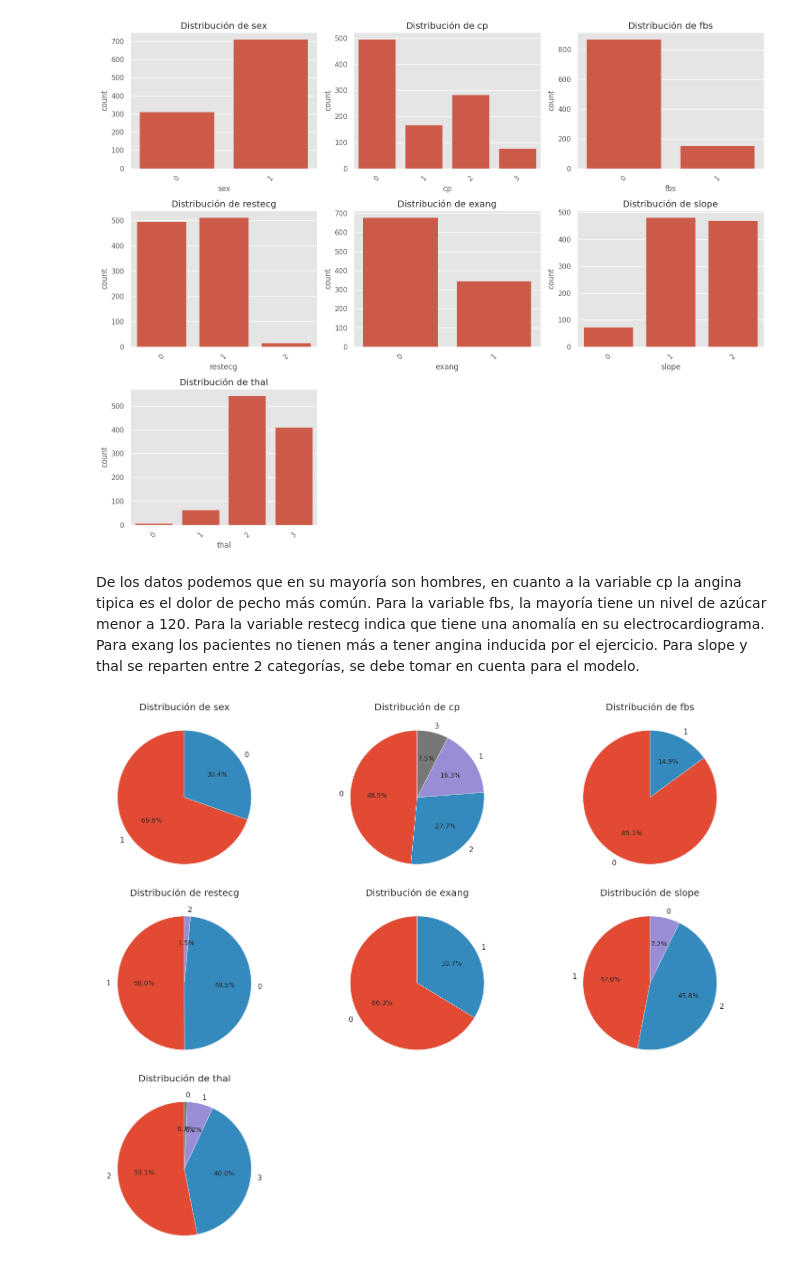
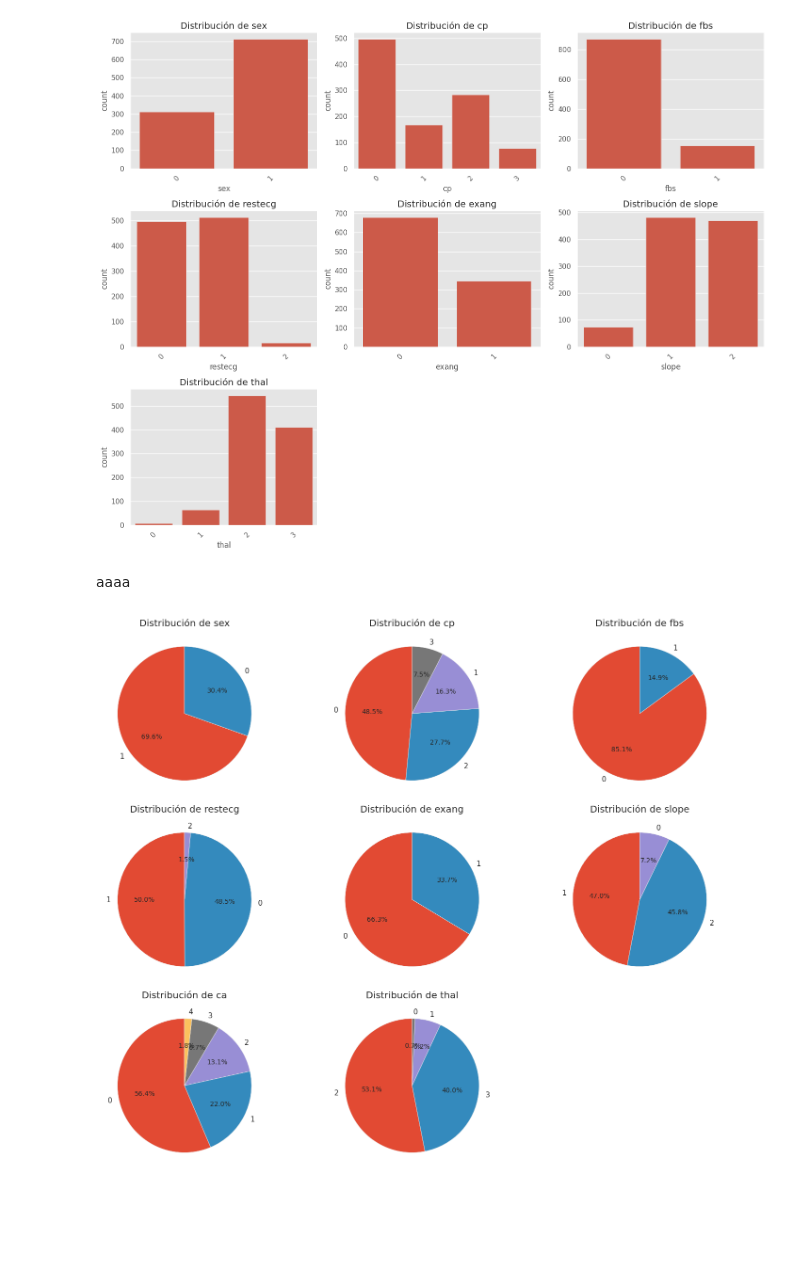
Before and after one commit to JeanFZC/Analisis-con-Python, a Jupyter notebook: Proy_AtaqueCorazon_v2(1).ipynb, the cells around one changed output. Saved outputs shown, nothing was run; the diff lists cells and outputs as text; code cells hidden in the pictures; blank space fills up the shorter version.

```diff
--- a/Proy_AtaqueCorazon_v2(1).ipynb
+++ b/Proy_AtaqueCorazon_v2(1).ipynb
@@ -182,19 +177,19 @@ plt.tight_layout()
 plt.show()
 # %% [output]
 [figure]
-# %% [markdown]
-De los datos podemos que en su mayoría son hombres, en cuanto a la variable cp la angina tipica es el dolor de pecho más común. Para la variable fbs, la mayoría tiene un nivel de azúcar menor a 120. Para la variable restecg indica que tiene una anomalía en su electrocardiograma. Para exang los pacientes no tienen más a tener angina inducida por el ejercicio. Para slope y thal se reparten entre 2 categorías, se debe tomar en cuenta para el modelo.
+# %% [markdown]
+aaaa
 # %%
-var2= ['sex', 'cp', 'fbs', 'restecg', 'exang', 'slope', 'thal']
+var2= ['sex', 'cp', 'fbs', 'restecg', 'exang', 'slope', 'ca', 'thal']
 plt.figure(figsize=(15, 12))
 
 for i, variable in enumerate(var2, 1):
     plt.subplot(3, 3, i)
     df[variable].value_counts().plot.pie(autopct='%1.1f%%', startangle=90)
     plt.title(f'Distribución de {variable}')
     plt.ylabel('')
 
 plt.tight_layout()
 plt.show()
 # %% [output]
-[figure, old version]
+[figure, new version]
```
Also changed, not shown: parts of 11 cells of this notebook.
